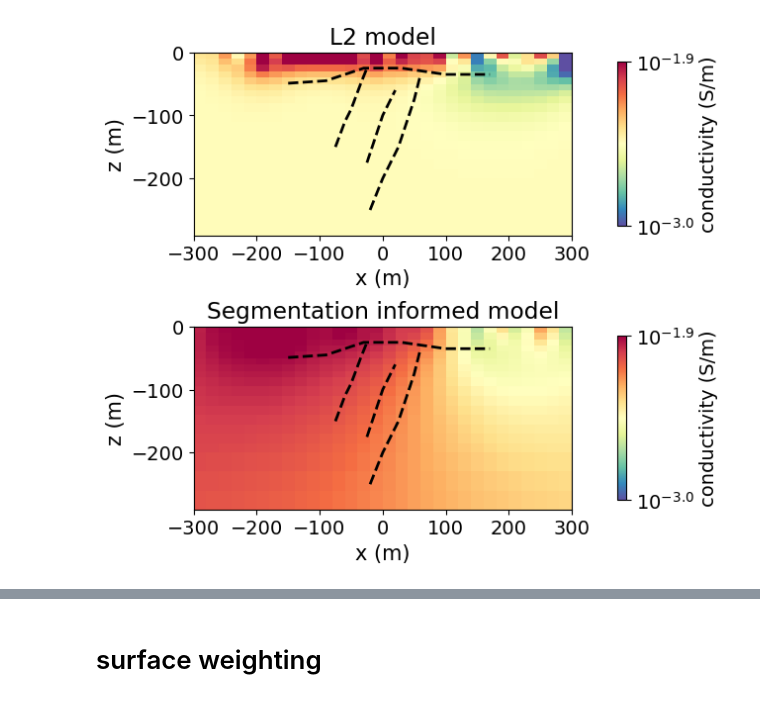
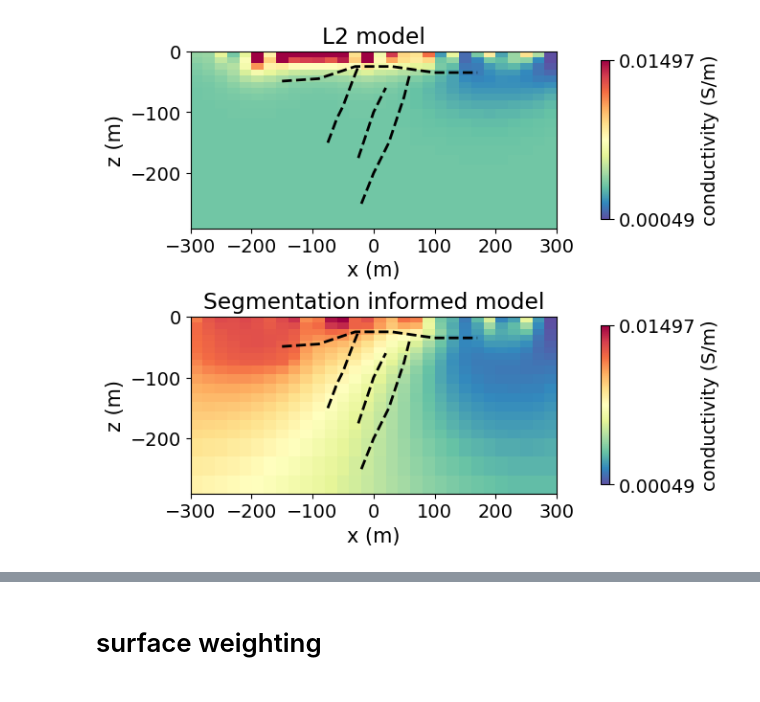
Before and after one commit to JKutt/transformers_segmentation, a Jupyter notebook: geological_segmentation/10-mcdermont_segmentation_experiment.ipynb, the cells around one changed output, grey strips where cells are left out. Cells and saved outputs as stored; diff of their text form; code cells hidden in the pictures.

```diff
--- a/geological_segmentation/10-mcdermont_segmentation_experiment.ipynb
+++ b/geological_segmentation/10-mcdermont_segmentation_experiment.ipynb
@@ -78,43 +81,44 @@ from SimPEG import utils
 actcore,  meshCore = utils.mesh_utils.extract_core_mesh(xyzlim, mesh)
 
 # mcd_model =  discretize.TensorMesh.read_model_UBC(mesh, r"/home/juanito/Documents/projects/mcD/dflt/dcinv2d.con")
-mcd_model =  np.exp(np.load(r"/home/juanito/Dropbox/JohnLindsey/geoseg/mcd_iterations/model_14.npy"))
+mcd_model =  np.exp(np.load(r"/home/juanito/Dropbox/JohnLindsey/geoseg/mcd_iterations_geoseg/model_29.npy"))
 mcd_model2 =  np.exp(np.load(r"/home/juanito/Dropbox/JohnLindsey/geoseg/mcd_iterations_l2/model_24.npy"))
-conductivity_model_log10_true = np.log10(np.exp(np.log(mcd_model2)))
-clim = [conductivity_model_log10_true.min(), conductivity_model_log10_true.max()]
-clim = [-3, -1.9]
+conductivity_model_log10_true = np.exp(np.log(mcd_model2))
+conductivity_model_log10_geoseg = np.exp(np.log(mcd_model))
+clim = [conductivity_model_log10_geoseg.min(), conductivity_model_log10_geoseg.max()]
+# clim = [-3, -1.9]
 d = meshCore.plotImage(conductivity_model_log10_true[actcore], clim=clim, ax=ax[0], pcolorOpts={'cmap':"Spectral_r"})
-plt.colorbar(d[0], cmap='Spectral_r', label=r'conductivity (S/m)', ticks=[clim[0],clim[1]], format="$10^{%.1f}$", shrink=0.9).ax.tick_params(labelsize=14)
-conductivity_model_log10_geoseg = np.log10(np.exp(np.log(mcd_model)))
+plt.colorbar(d[0], cmap='Spectral_r', label=r'conductivity (S/m)', ticks=[clim[0],clim[1]], shrink=0.9).ax.tick_params(labelsize=14)
+
 d1 = meshCore.plotImage(conductivity_model_log10_geoseg[actcore], clim=clim, ax=ax[1], pcolorOpts={'cmap':"Spectral_r"})
-plt.colorbar(d1[0], cmap='Spectral_r', label=r'conductivity (S/m)', ticks=[clim[0],clim[1]], format="$10^{%.1f}$", shrink=0.9).ax.tick_params(labelsize=14)
+plt.colorbar(d1[0], cmap='Spectral_r', label=r'conductivity (S/m)', ticks=[clim[0],clim[1]], shrink=0.9).ax.tick_params(labelsize=14)
 
 # dd = mesh.plot_image(np.log(1 / mcd_model), ax=ax[0], clim=clim, pcolor_opts={"cmap": "Spectral"})
 # dd1 = mesh.plot_image(np.log(1 / mcd_model2), ax=ax[1], clim=clim, pcolor_opts={"cmap": "Spectral"})
 ax[0].plot(upper_clay[0, :], upper_clay[1, :], 'k--', lw=2, label="minerlized zone")
 ax[0].plot(unit_west[0, :], unit_west[1, :], 'k--', lw=2)
 ax[0].plot(unit_center[0, :], unit_center[1, :], 'k--', lw=2)
 ax[0].plot(unit_east[0, :], unit_east[1, :], 'k--', lw=2)
 ax[1].plot(upper_clay[0, :], upper_clay[1, :], 'k--', lw=2, label="minerlized zone")
 ax[1].plot(unit_west[0, :], unit_west[1, :], 'k--', lw=2)
 ax[1].plot(unit_center[0, :], unit_center[1, :], 'k--', lw=2)
 ax[1].plot(unit_east[0, :], unit_east[1, :], 'k--', lw=2)
 
 ax[0].set_title("L2 model")
 ax[1].set_title("Segmentation informed model")
 ax[0].set_aspect('equal')
 ax[1].set_aspect('equal')
 ax[0].set_xlabel('x (m)',fontsize=15)
 ax[0].set_ylabel('z (m)',fontsize=15)
 ax[1].set_xlabel('x (m)',fontsize=15)
 ax[1].set_ylabel('z (m)',fontsize=15)
 plt.subplots_adjust(hspace=0.5)
 # ax[0].legend(loc='lower right')
 # ax[1].legend(loc='lower right')
 # plt.axis('equal')
 # ax[0].set_xlim([-300, 300])
 # ax[0].set_ylim([-300, 50])
 # ax[1].set_xlim([-300, 300])
 # ax[1].set_ylim([-300, 50])
 # %% [output]
-[figure, old version]
+[figure, new version]
```
Also changed, not shown: parts of 5 cells of this notebook, 3 other files.
